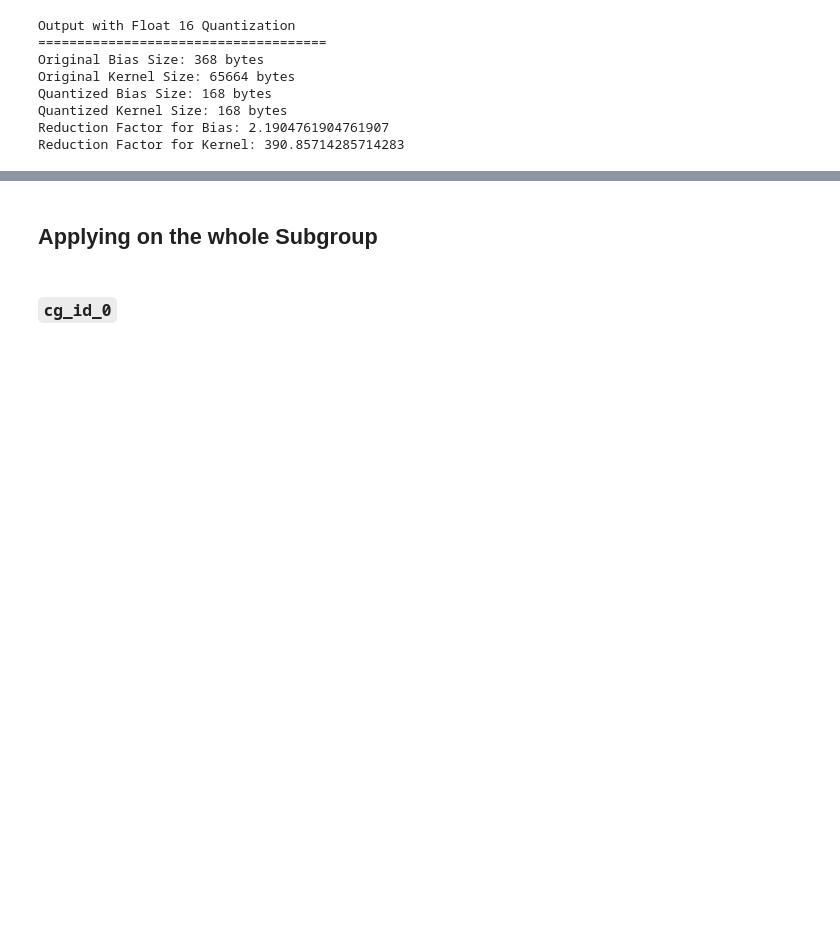
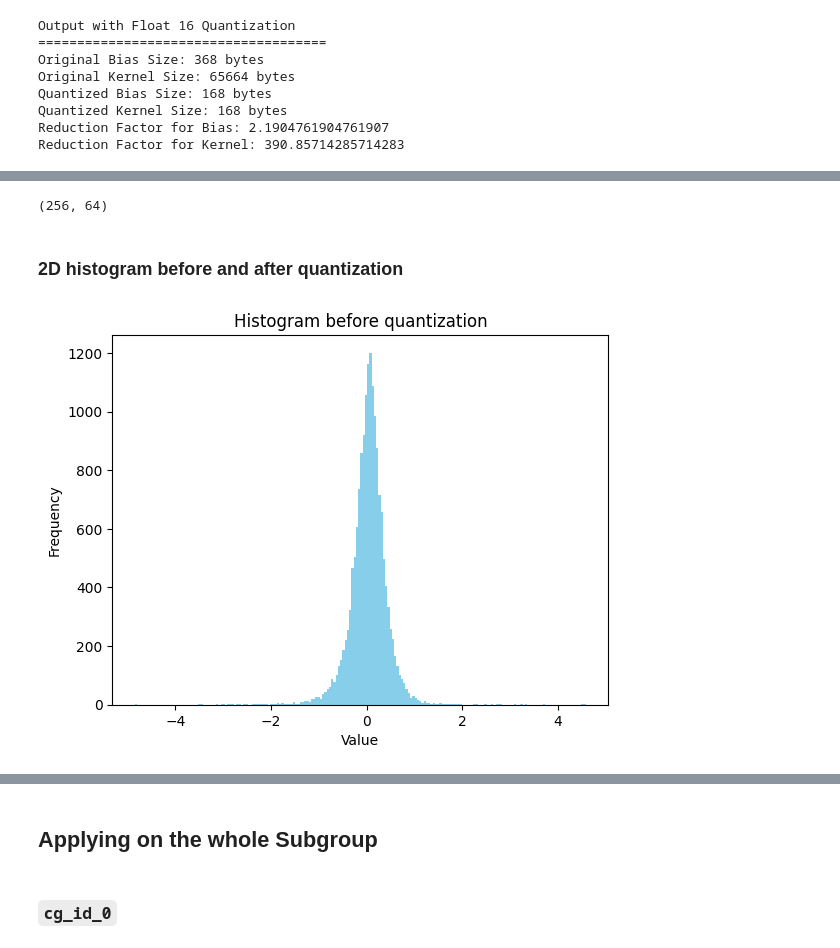
Before and after one commit to raj2022/quantization_prunings, a Jupyter notebook: MLPF_Working/1. Post-Training Quantization.ipynb, the cells around one changed output, grey strips where cells are left out. Cells and saved outputs as stored; diff of their text form; code cells hidden in the pictures; blank space fills up the shorter version.

```diff
--- a/MLPF_Working/1. Post-Training Quantization.ipynb
+++ b/MLPF_Working/1. Post-Training Quantization.ipynb
@@ -442,0 +425,19 @@ Issuses:
+# %%
+float16_kernel_array_proto = tf.make_tensor_proto(float16_kernel)
+float16_kernel_array = tf.make_ndarray(float16_kernel_array_proto)
+float16_kernel_array.shape
+# %% [output]
+(256, 64)
+# %% [markdown]
+### 2D histogram before and after quantization
+# %%
+import numpy as np
+import matplotlib.pyplot as plt
+
+plt.hist(kernel.flatten(), bins=200, color='skyblue')
+plt.xlabel('Value')
+plt.ylabel('Frequency')
+plt.title('Histogram before quantization')
+plt.show()
+# %% [output]
+[figure, added]
```
Also changed, not shown: parts of 25 cells of this notebook, 2 other files.
